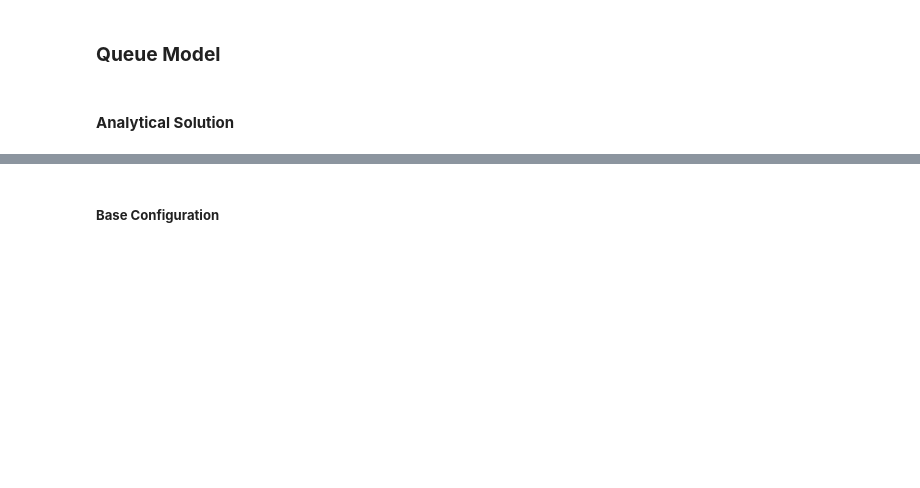
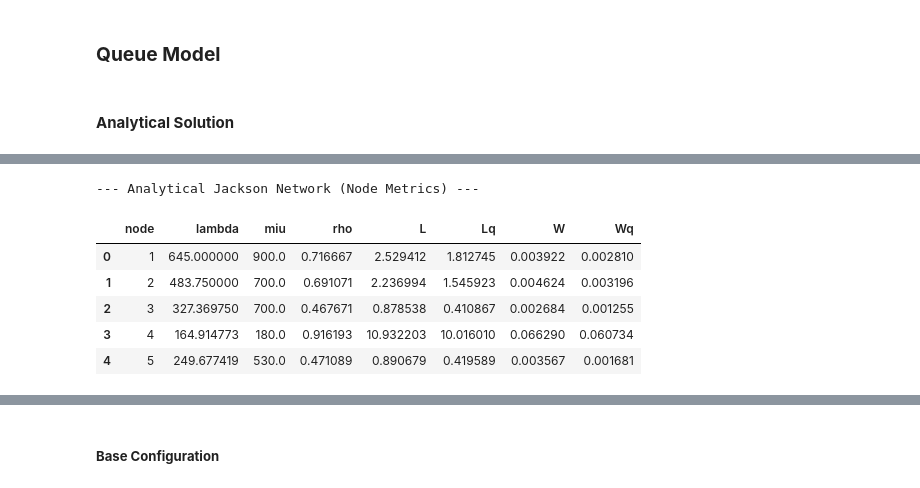
Before and after one commit to DASA-Design/PyDASA-CS1-TAS, a Jupyter notebook: CS-01A - TAS - Architecture Modelling.ipynb, the cells around one changed output, grey strips where cells are left out. Cells and saved outputs as stored; diff of their text form; code cells hidden in the pictures; blank space fills up the shorter version.

```diff
--- a/CS-01A - TAS - Architecture Modelling.ipynb
+++ b/CS-01A - TAS - Architecture Modelling.ipynb
@@ -331,0 +397,12 @@ Loading configuration from: c:\Users\Felipe\OneDrive\Documents\GitHub\DASA-Desig
+# %%
+print("\n--- Analytical Jackson Network (Node Metrics) ---")
+# print(analyt_nd_metrics)
+analyt_nd_metrics.head()
+# %% [output]
+--- Analytical Jackson Network (Node Metrics) ---
+|  | node | lambda | miu | rho | L | Lq | W | Wq |
+| 0 | 1 | 645.000000 | 900.0 | 0.716667 | 2.529412 | 1.812745 | 0.003922 | 0.002810 |
+| 1 | 2 | 483.750000 | 700.0 | 0.691071 | 2.236994 | 1.545923 | 0.004624 | 0.003196 |
+| 2 | 3 | 327.369750 | 700.0 | 0.467671 | 0.878538 | 0.410867 | 0.002684 | 0.001255 |
+| 3 | 4 | 164.914773 | 180.0 | 0.916193 | 10.932203 | 10.016010 | 0.066290 | 0.060734 |
+| 4 | 5 | 249.677419 | 530.0 | 0.471089 | 0.890679 | 0.419589 | 0.003567 | 0.001681 |
```
Also changed, not shown: parts of 8 cells of this notebook, 6 other files.
